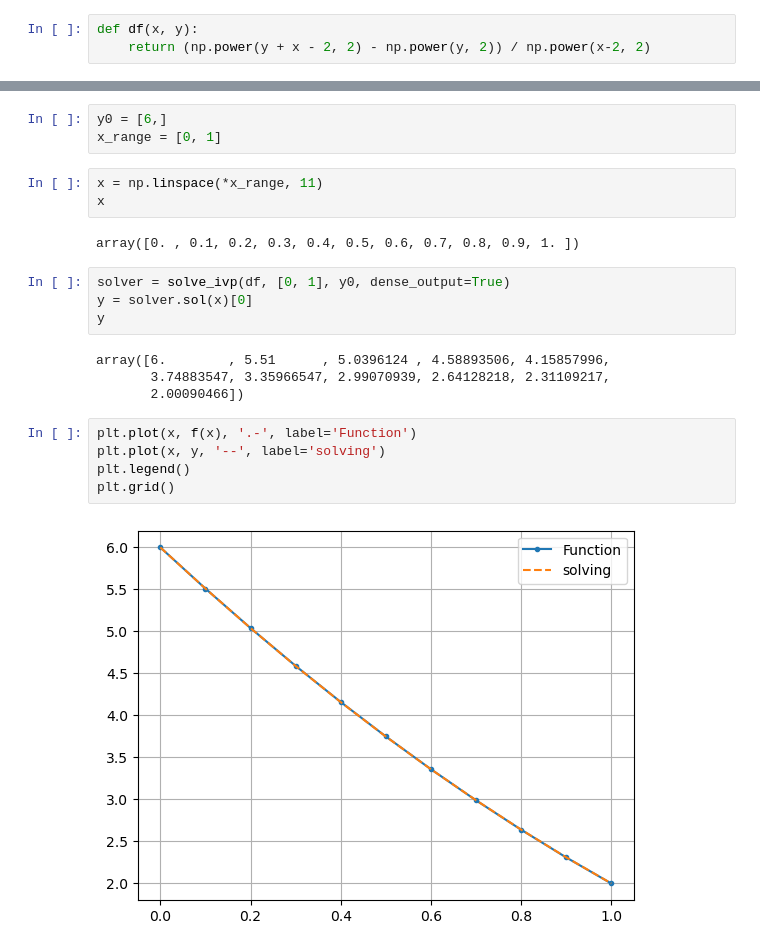
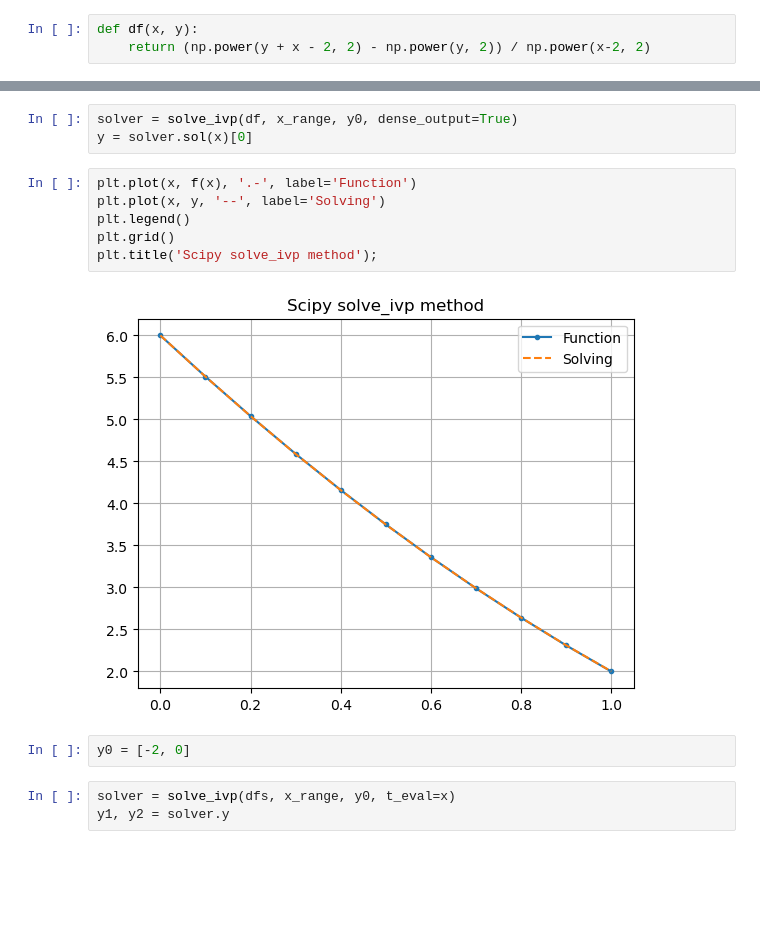
Before and after one commit to vitamin1312/Math-methods, a Jupyter notebook: lab7/main.ipynb, the cells around one changed output, grey strips where cells are left out. Drawn from its saved outputs; the diff is of its cells as text; blank space fills up the shorter version.

```diff
--- a/lab7/main.ipynb
+++ b/lab7/main.ipynb
@@ -11,23 +42,16 @@ def df(x, y):
+# %%
+solver = solve_ivp(df, x_range, y0, dense_output=True)
+y = solver.sol(x)[0]
+# %%
+plt.plot(x, f(x), '.-', label='Function')
+plt.plot(x, y, '--', label='Solving')
+plt.legend()
+plt.grid()
+plt.title('Scipy solve_ivp method');
+# %% [output]
+[figure, added]
 # %%
-y0 = [6,]
-x_range = [0, 1]
+y0 = [-2, 0]
-# %%
-x = np.linspace(*x_range, 11)
-x
-# %% [output]
-array([0. , 0.1, 0.2, 0.3, 0.4, 0.5, 0.6, 0.7, 0.8, 0.9, 1. ])
-# %%
-solver = solve_ivp(df, [0, 1], y0, dense_output=True)
-y = solver.sol(x)[0]
-y
-# %% [output]
-array([6.        , 5.51      , 5.0396124 , 4.58893506, 4.15857996,
-       3.74883547, 3.35966547, 2.99070939, 2.64128218, 2.31109217,
-       2.00090466])
-# %%
-plt.plot(x, f(x), '.-', label='Function')
-plt.plot(x, y, '--', label='solving')
-plt.legend()
-plt.grid()
-# %% [output]
-[figure, removed]
+# %%
+solver = solve_ivp(dfs, x_range, y0, t_eval=x)
+y1, y2 = solver.y
```
Also changed, not shown: parts of 10 cells of this notebook, 16 other files.
